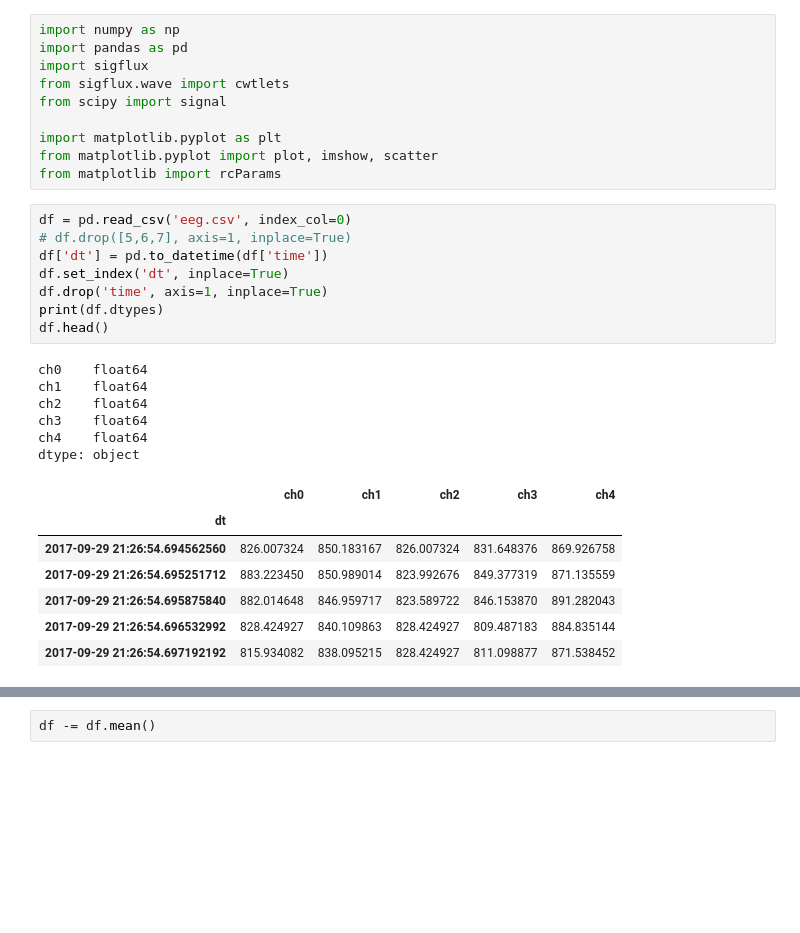
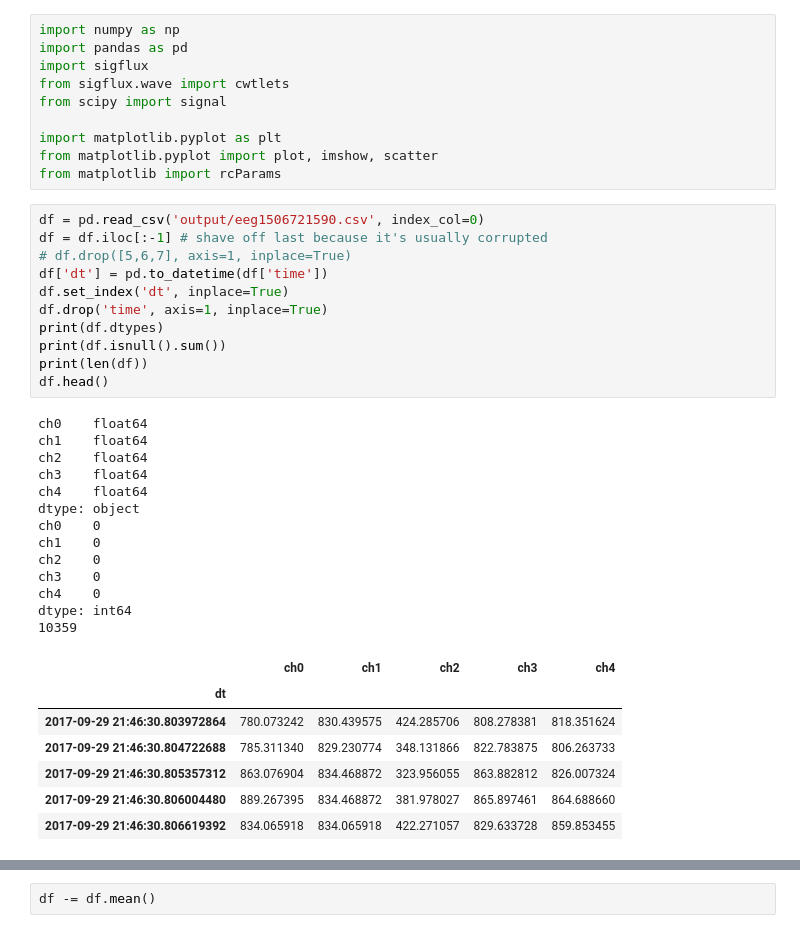
Before and after one commit to xkortex/MuseEEG-Handler, a Jupyter notebook: prototyping01.ipynb, the cells around one changed output, grey strips where cells are left out. Cells and saved outputs as stored; diff of their text form; blank space fills up the shorter version.

```diff
--- a/prototyping01.ipynb
+++ b/prototyping01.ipynb
@@ -11,24 +11,34 @@ import matplotlib.pyplot as plt
 from matplotlib.pyplot import plot, imshow, scatter
 from matplotlib import rcParams
 # %%
-df = pd.read_csv('eeg.csv', index_col=0)
+df = pd.read_csv('output/eeg1506721590.csv', index_col=0)
+df = df.iloc[:-1] # shave off last because it's usually corrupted
 # df.drop([5,6,7], axis=1, inplace=True)
 df['dt'] = pd.to_datetime(df['time'])
 df.set_index('dt', inplace=True)
 df.drop('time', axis=1, inplace=True)
 print(df.dtypes)
+print(df.isnull().sum())
+print(len(df))
 df.head()
 # %% [output]
 ch0    float64
 ch1    float64
 ch2    float64
 ch3    float64
 ch4    float64
 dtype: object
+ch0    0
+ch1    0
+ch2    0
+ch3    0
+ch4    0
+dtype: int64
+10359
 |  | ch0 | ch1 | ch2 | ch3 | ch4 |
 | dt |  |  |  |  |  |
-| 2017-09-29 21:26:54.694562560 | 826.007324 | 850.183167 | 826.007324 | 831.648376 | 869.926758 |
-| 2017-09-29 21:26:54.695251712 | 883.223450 | 850.989014 | 823.992676 | 849.377319 | 871.135559 |
-| 2017-09-29 21:26:54.695875840 | 882.014648 | 846.959717 | 823.589722 | 846.153870 | 891.282043 |
-| 2017-09-29 21:26:54.696532992 | 828.424927 | 840.109863 | 828.424927 | 809.487183 | 884.835144 |
-| 2017-09-29 21:26:54.697192192 | 815.934082 | 838.095215 | 828.424927 | 811.098877 | 871.538452 |
+| 2017-09-29 21:46:30.803972864 | 780.073242 | 830.439575 | 424.285706 | 808.278381 | 818.351624 |
+| 2017-09-29 21:46:30.804722688 | 785.311340 | 829.230774 | 348.131866 | 822.783875 | 806.263733 |
+| 2017-09-29 21:46:30.805357312 | 863.076904 | 834.468872 | 323.956055 | 863.882812 | 826.007324 |
+| 2017-09-29 21:46:30.806004480 | 889.267395 | 834.468872 | 381.978027 | 865.897461 | 864.688660 |
+| 2017-09-29 21:46:30.806619392 | 834.065918 | 834.065918 | 422.271057 | 829.633728 | 859.853455 |
```
Also changed, not shown: parts of 18 cells of this notebook.
